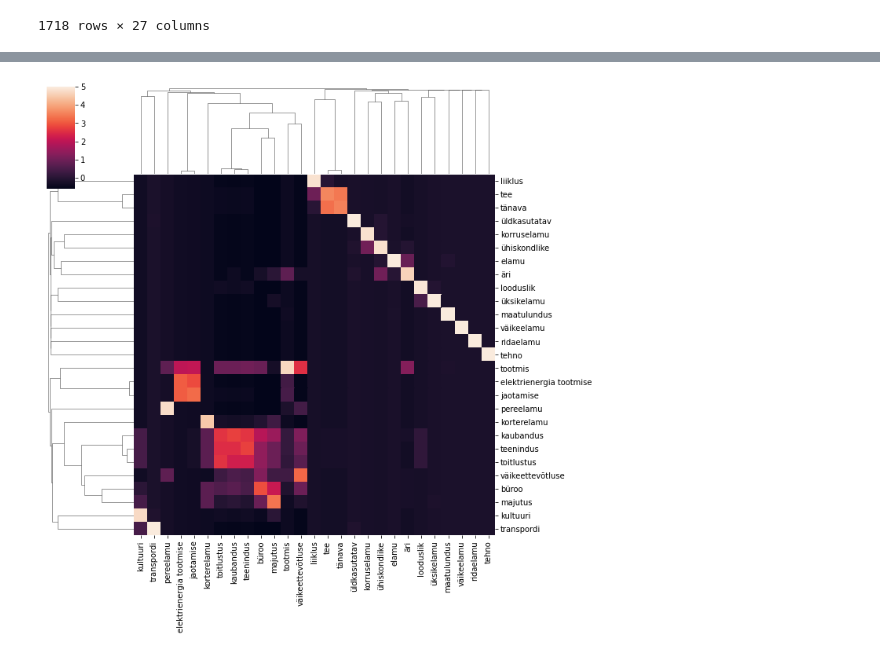
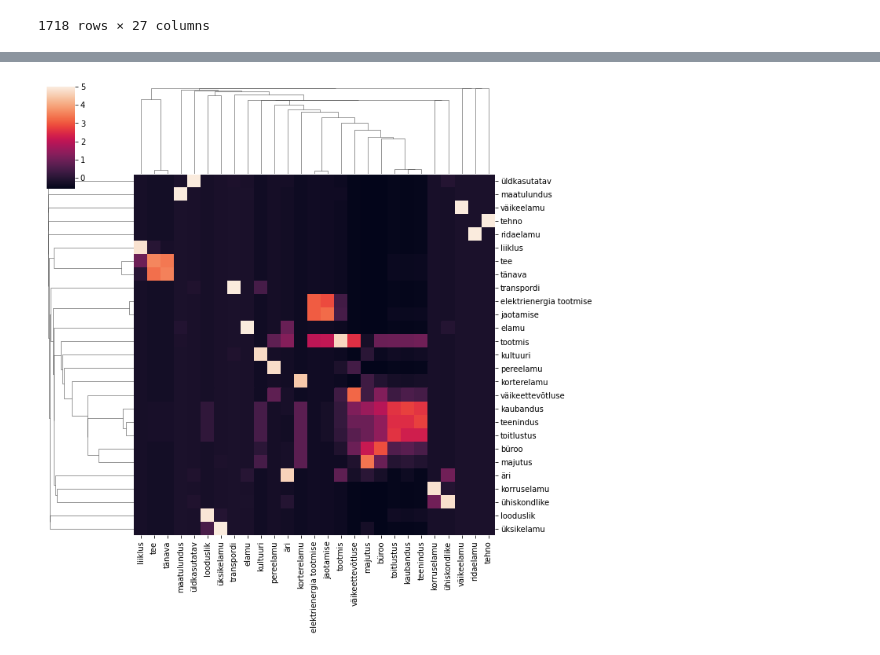
Before and after one commit to taavip/MAPlaneeringud, a Jupyter notebook: plan_analyys.ipynb, the cells around one changed output, grey strips where cells are left out. Saved outputs shown, nothing was run; the diff lists cells and outputs as text; code cells hidden in the pictures.

```diff
--- a/plan_analyys.ipynb
+++ b/plan_analyys.ipynb
@@ -646,14 +698,14 @@ normalized_z=(z3-z3.mean())/z3.std()
 # %%
 import seaborn as sns
 import pandas as pd
 from matplotlib import pyplot as plt
 
-sns.clustermap(normalized_z)
+sns.clustermap(normalized_z, method="single")
 
 # Show the graph
 plt.show()
 # %% [output]
-[figure, old version]
+[figure, new version]
 # %%
 z2
 # %% [output]
```
Also changed, not shown: parts of 22 cells of this notebook.
